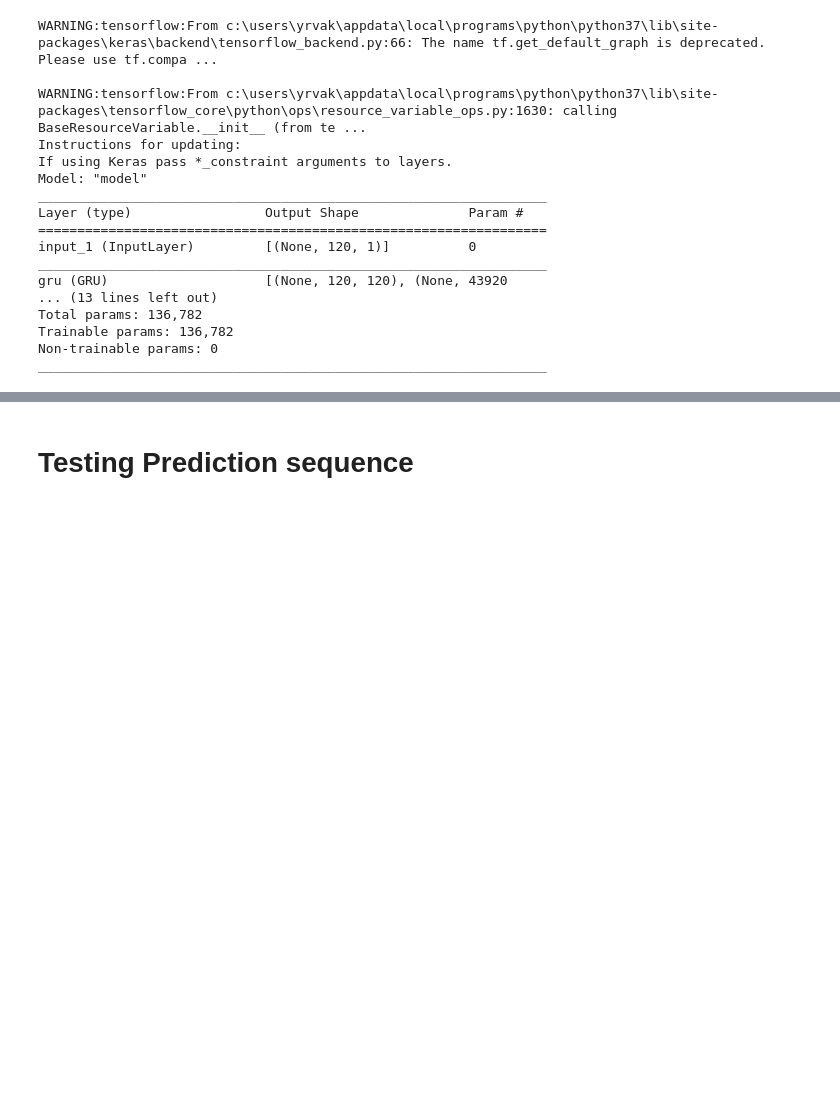
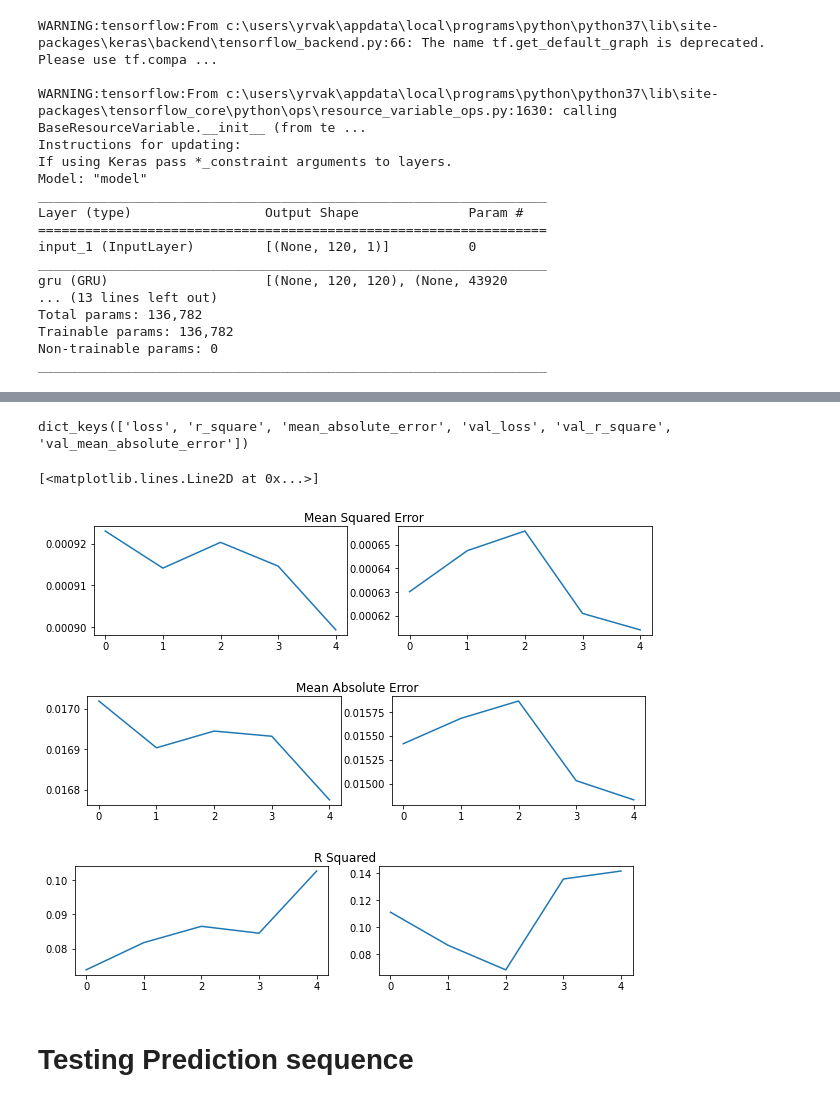
Before and after one commit to yashvakil/continuous-glucose-monitoring, a Jupyter notebook: GRU-Stacked.ipynb, the cells around one changed output, grey strips where cells are left out. Drawn from its saved outputs; the diff is of its cells as text; code cells hidden in the pictures; blank space fills up the shorter version.

```diff
--- a/GRU-Stacked.ipynb
+++ b/GRU-Stacked.ipynb
@@ -117,13 +117,13 @@ Trainable params: 136,782
 Non-trainable params: 0
 _________________________________________________________________
 # %%
-filepath = "model_gru_stacked-{epoch:03d}.hdf5"
+filepath = "model_gru_stacked-{epoch:03d}.h5"
 checkpoint = ModelCheckpoint(filepath, monitor='r_square', verbose=1,
-    save_best_only=False, mode='auto', period=1)
+    save_best_only=False, save_weights_only = True, mode='auto', period=1)
 
 history = model.fit(
     x_lstm_train, y_train,
-    epochs=60,
+    epochs=5,
     batch_size=48,
     verbose=1,
     validation_data=(x_lstm_test, y_test),
@@ -151,3 +150,26 @@ plt.show()
+# %%
+print(history.history.keys())
+
+fig1, (ax1, ax2) = plt.subplots(1, 2, figsize=(10,2))
+fig1.suptitle('Mean Squared Error')
+ax1.plot(history.history['loss'])
+ax2.plot(history.history['val_loss'])
+
+fig2, (ax1, ax2) = plt.subplots(1, 2, figsize=(10,2))
+fig2.suptitle('Mean Absolute Error')
+ax1.plot(history.history['mean_absolute_error'])
+ax2.plot(history.history['val_mean_absolute_error'])
+
+fig3, (ax1, ax2) = plt.subplots(1, 2, figsize=(10,2))
+fig3.suptitle('R Squared')
+ax1.plot(history.history['r_square'])
+ax2.plot(history.history['val_r_square'])
+# %% [output]
+dict_keys(['loss', 'r_square', 'mean_absolute_error', 'val_loss', 'val_r_square', 'val_mean_absolute_error'])
+[<matplotlib.lines.Line2D at 0x...>]
+[figure, added]
+[figure, added]
+[figure, added]
 # %%
 model.save(os.path.join('data','model_gru_stacked.h5'))
 # %% [markdown]
```
Also changed, not shown: parts of 7 cells of this notebook, 53 other files.
